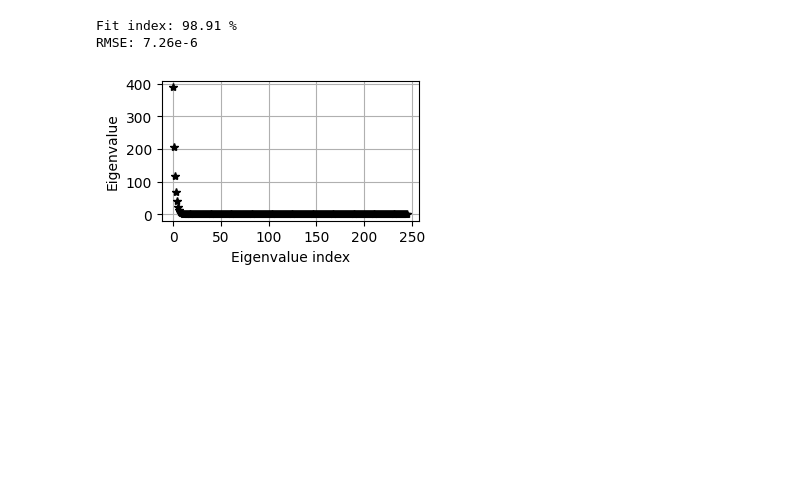
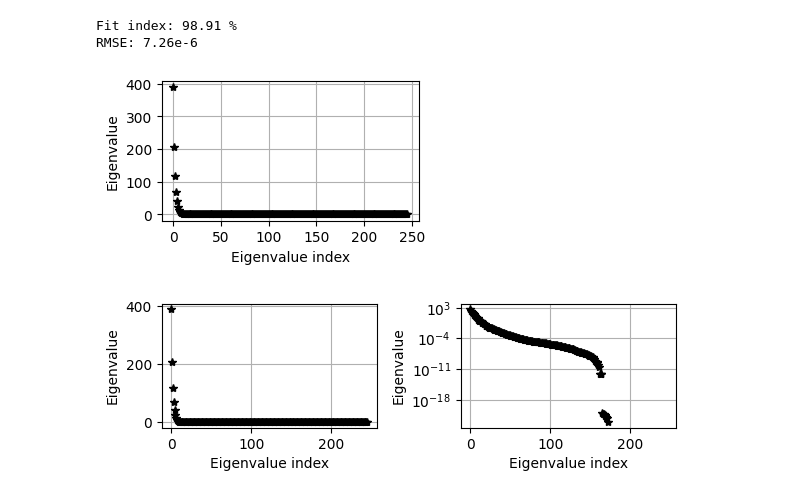
Before and after one commit to forgi86/sysid-neural-manifold, a Jupyter notebook: test_full_alldata.ipynb, the cells around one changed output. Cells and saved outputs as stored; diff of their text form; code cells hidden in the pictures; blank space fills up the shorter version.

```diff
--- a/test_full_alldata.ipynb
+++ b/test_full_alldata.ipynb
@@ -128,3 +128,16 @@ plt.tight_layout()
 plt.savefig(Path("fig") / "hessian_eigenvalues.pdf")
 # %% [output]
 [figure]
+# %%
+fig, ax = plt.subplots(1, 2, figsize=(6, 2))#, figsize=set_size(linewidth, fraction=2.0))
+#plt.title("Hessian eigenvalues")
+ax[0].plot(w[1:], "k*")
+ax[0].set_xlabel("Eigenvalue index")
+ax[0].set_ylabel("Eigenvalue")
+ax[1].semilogy(w[1:], "k*")
+ax[1].set_xlabel("Eigenvalue index")
+ax[1].set_ylabel("Eigenvalue")
+plt.tight_layout()
+plt.savefig(Path("fig") / "hessian_eigenvalues_log.pdf")
+# %% [output]
+[figure, added]
```
Also changed, not shown: 1 other file.
